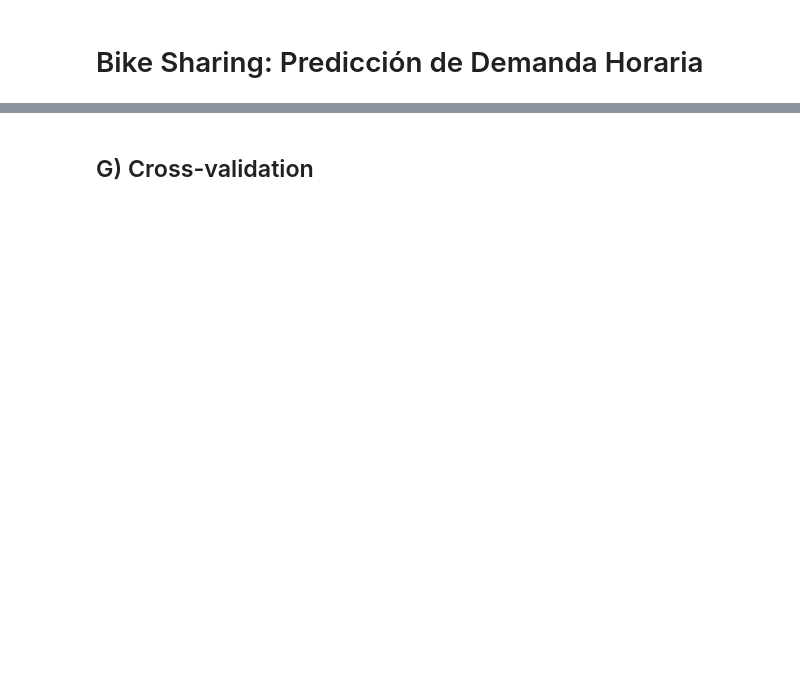
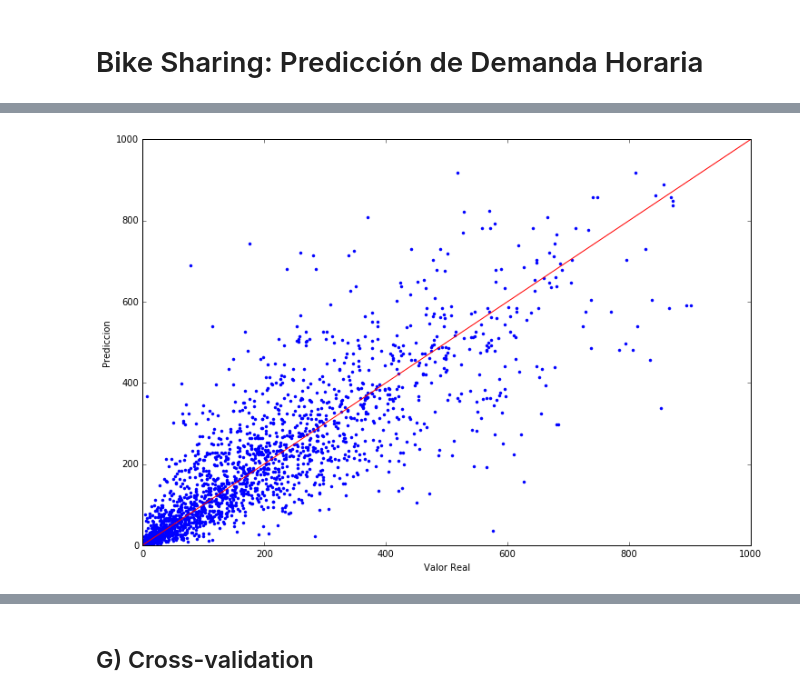
Before and after one commit to FMena14/MachineLearning3, a Jupyter notebook: Parte2.ipynb, the cells around one changed output, grey strips where cells are left out. Saved outputs shown, nothing was run; the diff lists cells and outputs as text; code cells hidden in the pictures; blank space fills up the shorter version.

```diff
--- a/Parte2.ipynb
+++ b/Parte2.ipynb
@@ -555,0 +29,22 @@ representacion con extraccion de caracteristicas normalizadas y transformar el Y
+# %%
+import pandas as pd
+import numpy as np
+dftrain = pd.read_csv('datasets/bike_sharing_train.csv')
+dfval = pd.read_csv('datasets/bike_sharing_val.csv')
+dftest = pd.read_csv('datasets/bike_sharing_test.csv')
+ntrain = len(dftrain)
+nval = len(dftrain) + len(dfval)
+df = pd.concat([dftrain,dfval,dftest])
+df = df.drop('Unnamed: 0',axis=1)
+
+print('\nSummary - dataframe completo:\n')
+print(df.describe())
+#print df
+print "Dimensiones de training set: ",dftrain.shape
+print "Dimensiones de validation set: ", dfval.shape
+print "Dimensiones de test set: ", dftest.shape
+
+print len(df)
+#procesamiento
+df['hour'] = pd.to_datetime(df['datetime']).apply(lambda x: x.strftime('%H'))
+df['hour'] = pd.to_numeric(df['hour'])
@@ -555,0 +210,9 @@ representacion con extraccion de caracteristicas normalizadas y transformar el Y
+# %%
+plt.figure(figsize=(12,8))
+plt.plot(Y_test,Y_pred_test,'.')
+plt.plot(range(1000),range(1000), color ="r")
+plt.xlabel('Valor Real')
+plt.ylabel('Prediccion')
+plt.show()
+# %% [output]
+[figure, added]
```
Also changed, not shown: parts of 67 cells of this notebook, 3 other files.
